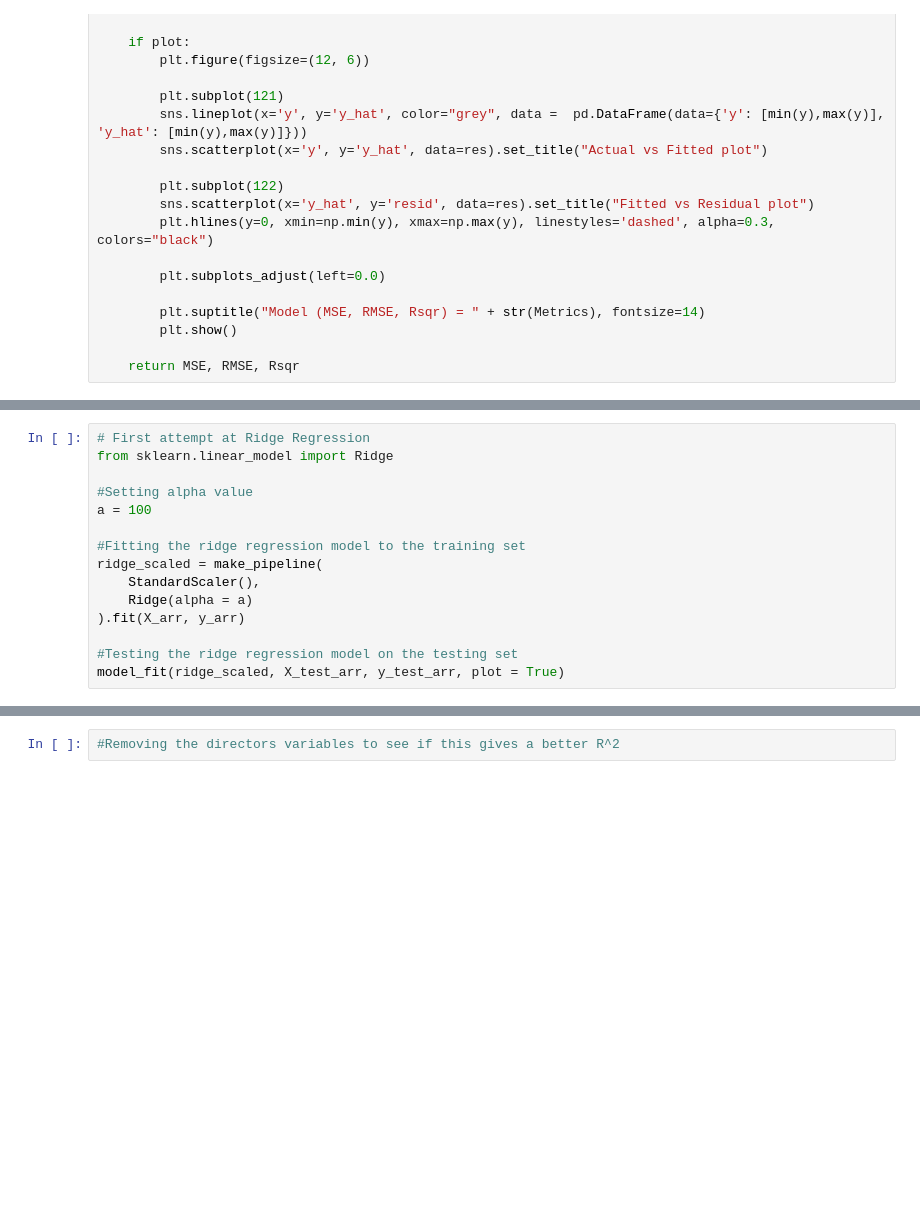
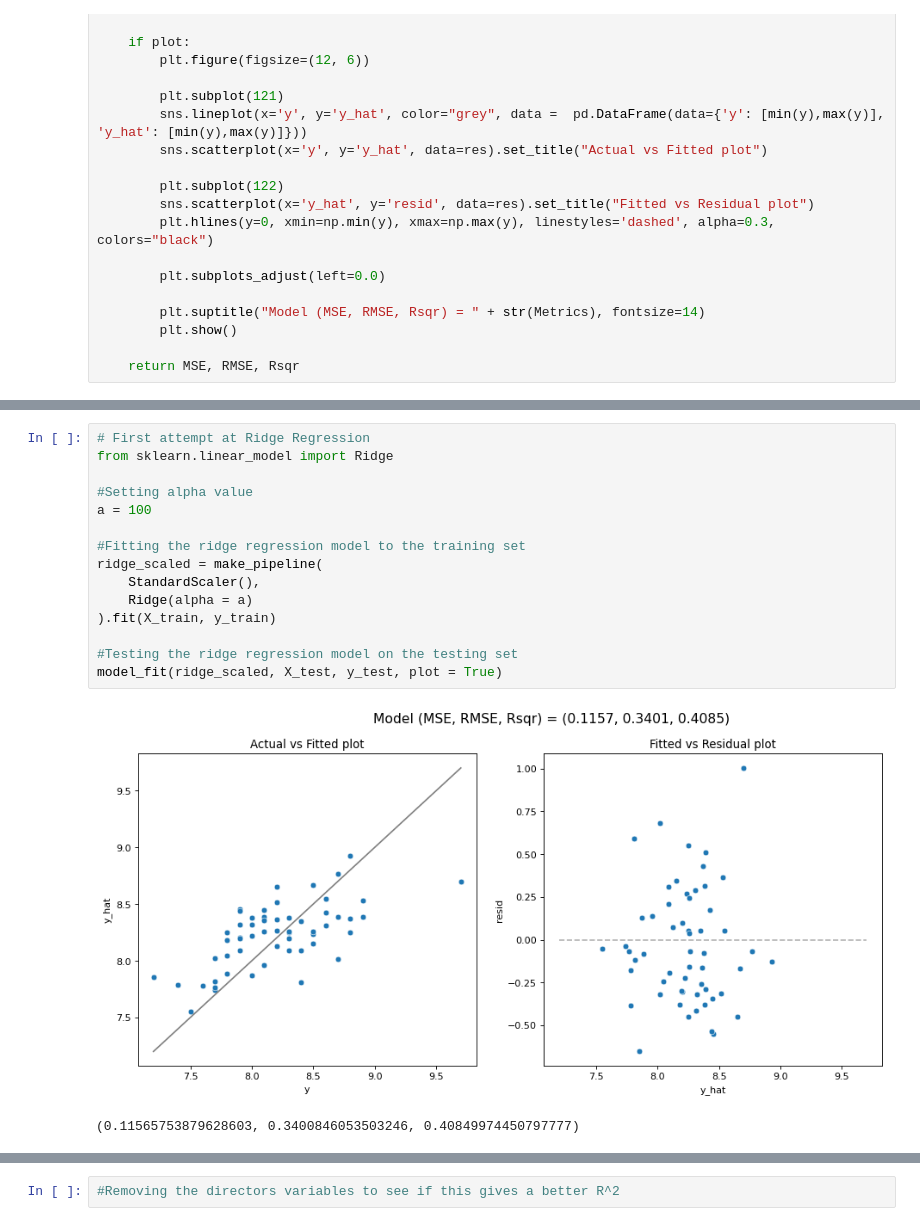
Before and after one commit to BradWangW/imdb_rate_model, a Jupyter notebook: project1.ipynb, the cells around one changed output, grey strips where cells are left out. Saved outputs shown, nothing was run; the diff lists cells and outputs as text; blank space fills up the shorter version.

```diff
--- a/project1.ipynb
+++ b/project1.ipynb
@@ -434,15 +496,18 @@ model_fit(lm, X_test_arr, y_test_arr, plot = True)
 # %%
 # First attempt at Ridge Regression
 from sklearn.linear_model import Ridge
 
 #Setting alpha value
 a = 100
 
 #Fitting the ridge regression model to the training set
 ridge_scaled = make_pipeline(
     StandardScaler(),
     Ridge(alpha = a)
-).fit(X_arr, y_arr)
+).fit(X_train, y_train)
 
 #Testing the ridge regression model on the testing set
-model_fit(ridge_scaled, X_test_arr, y_test_arr, plot = True)
+model_fit(ridge_scaled, X_test, y_test, plot = True)
+# %% [output]
+[figure, added]
+(0.11565753879628603, 0.3400846053503246, 0.40849974450797777)
```
Also changed, not shown: parts of 18 cells of this notebook.
